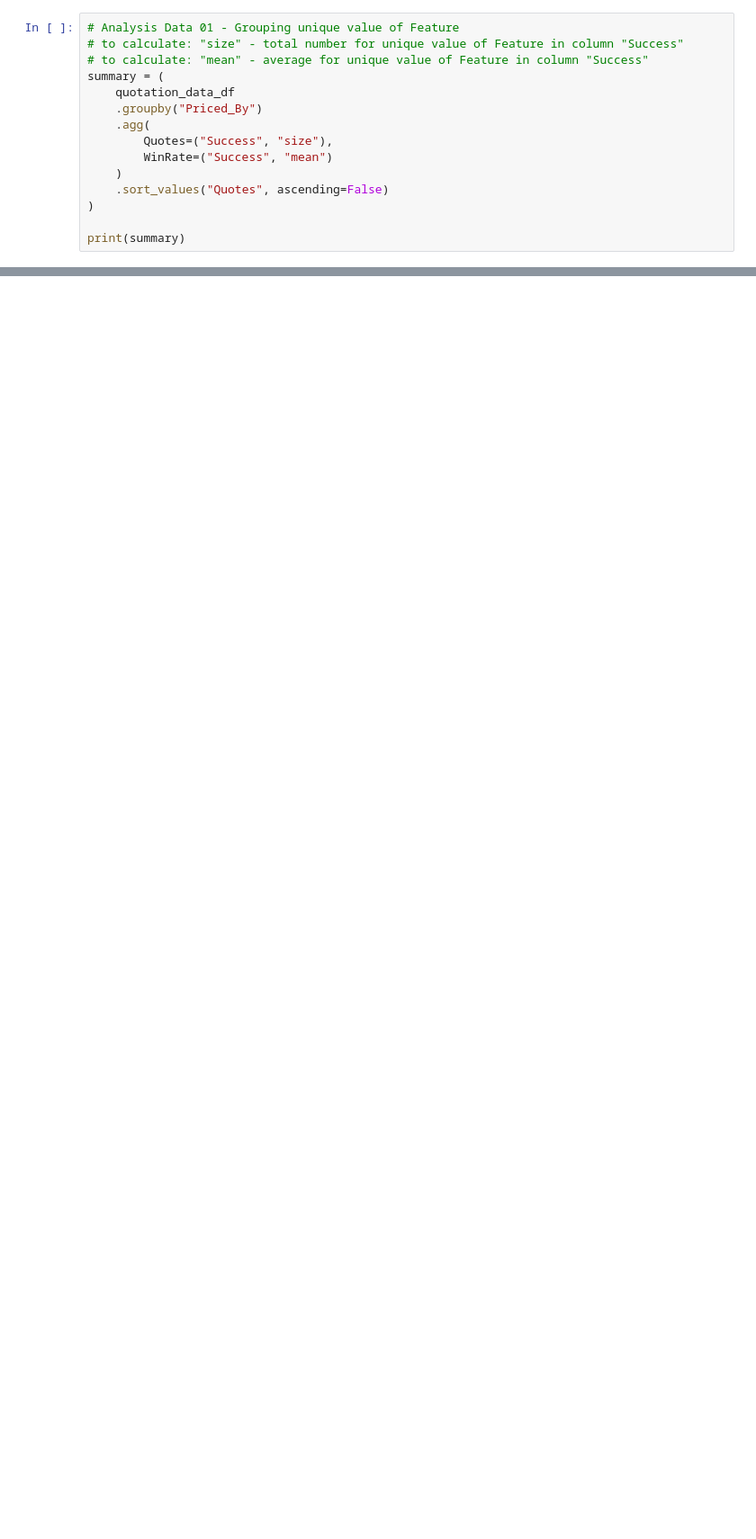
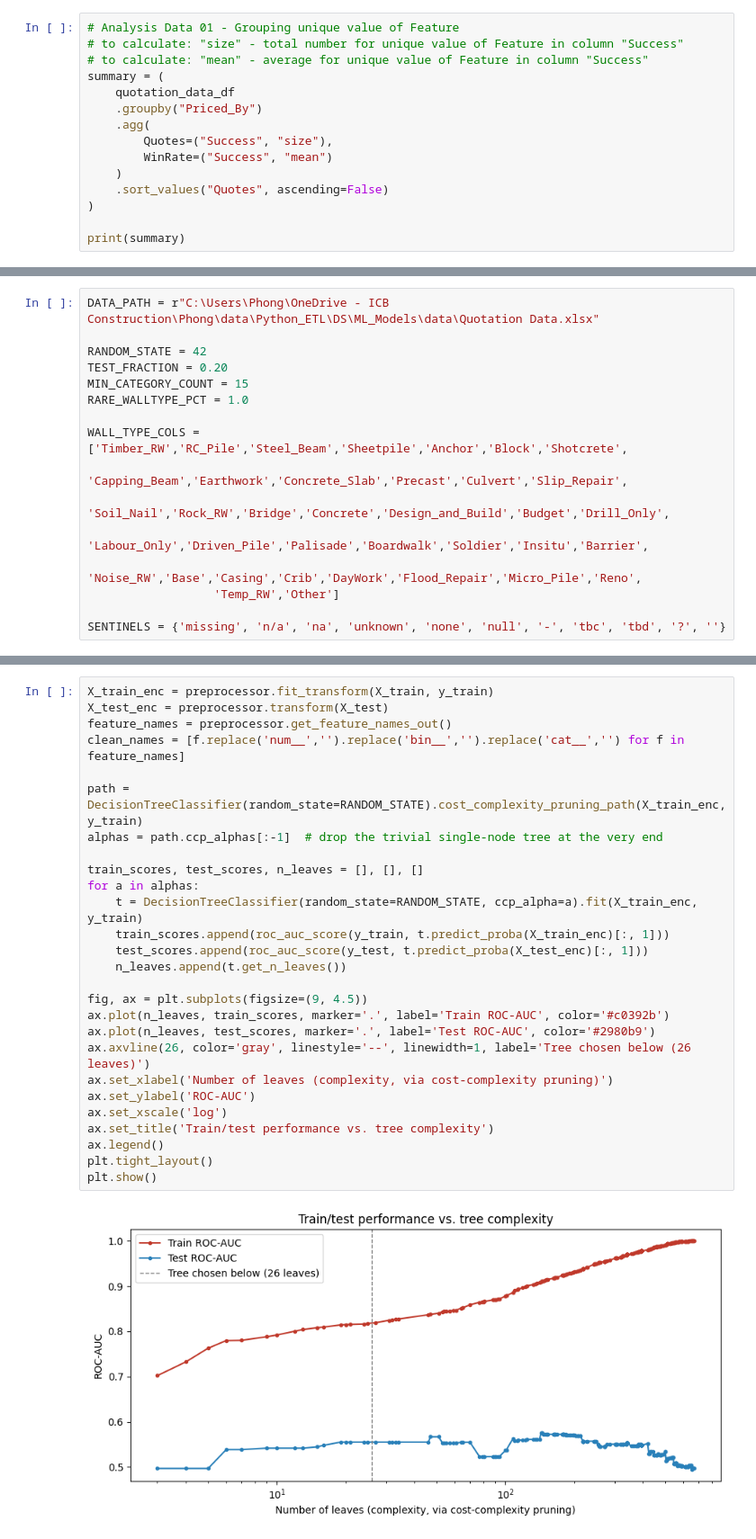
Before and after one commit to Phong031/ML_Models, a Jupyter notebook: notebook/00_code_lib.ipynb, the cells around one changed output, grey strips where cells are left out. Shown at 90% size. Drawn from its saved outputs; the diff is of its cells as text; blank space fills up the shorter version.

```diff
--- a/notebook/00_code_lib.ipynb
+++ b/notebook/00_code_lib.ipynb
@@ -284,0 +1193,16 @@ print(summary)
+# %%
+DATA_PATH = r"C:\Users\Phong\OneDrive - ICB Construction\Phong\data\Python_ETL\DS\ML_Models\data\Quotation Data.xlsx"
+
+RANDOM_STATE = 42
+TEST_FRACTION = 0.20
+MIN_CATEGORY_COUNT = 15
+RARE_WALLTYPE_PCT = 1.0
+
+WALL_TYPE_COLS = ['Timber_RW','RC_Pile','Steel_Beam','Sheetpile','Anchor','Block','Shotcrete',
+                  'Capping_Beam','Earthwork','Concrete_Slab','Precast','Culvert','Slip_Repair',
+                  'Soil_Nail','Rock_RW','Bridge','Concrete','Design_and_Build','Budget','Drill_Only',
+                  'Labour_Only','Driven_Pile','Palisade','Boardwalk','Soldier','Insitu','Barrier',
+                  'Noise_RW','Base','Casing','Crib','DayWork','Flood_Repair','Micro_Pile','Reno',
+                  'Temp_RW','Other']
+
+SENTINELS = {'missing', 'n/a', 'na', 'unknown', 'none', 'null', '-', 'tbc', 'tbd', '?', ''}
@@ -284,0 +1315,29 @@ print(summary)
+# %%
+X_train_enc = preprocessor.fit_transform(X_train, y_train)
+X_test_enc = preprocessor.transform(X_test)
+feature_names = preprocessor.get_feature_names_out()
+clean_names = [f.replace('num__','').replace('bin__','').replace('cat__','') for f in feature_names]
+
+path = DecisionTreeClassifier(random_state=RANDOM_STATE).cost_complexity_pruning_path(X_train_enc, y_train)
+alphas = path.ccp_alphas[:-1]  # drop the trivial single-node tree at the very end
+
+train_scores, test_scores, n_leaves = [], [], []
+for a in alphas:
+    t = DecisionTreeClassifier(random_state=RANDOM_STATE, ccp_alpha=a).fit(X_train_enc, y_train)
+    train_scores.append(roc_auc_score(y_train, t.predict_proba(X_train_enc)[:, 1]))
+    test_scores.append(roc_auc_score(y_test, t.predict_proba(X_test_enc)[:, 1]))
+    n_leaves.append(t.get_n_leaves())
+
+fig, ax = plt.subplots(figsize=(9, 4.5))
+ax.plot(n_leaves, train_scores, marker='.', label='Train ROC-AUC', color='#c0392b')
+ax.plot(n_leaves, test_scores, marker='.', label='Test ROC-AUC', color='#2980b9')
+ax.axvline(26, color='gray', linestyle='--', linewidth=1, label='Tree chosen below (26 leaves)')
+ax.set_xlabel('Number of leaves (complexity, via cost-complexity pruning)')
+ax.set_ylabel('ROC-AUC')
+ax.set_xscale('log')
+ax.set_title('Train/test performance vs. tree complexity')
+ax.legend()
+plt.tight_layout()
+plt.show()
+# %% [output]
+[figure, added]
```
Also changed, not shown: parts of 35 cells of this notebook, 4 other files.
